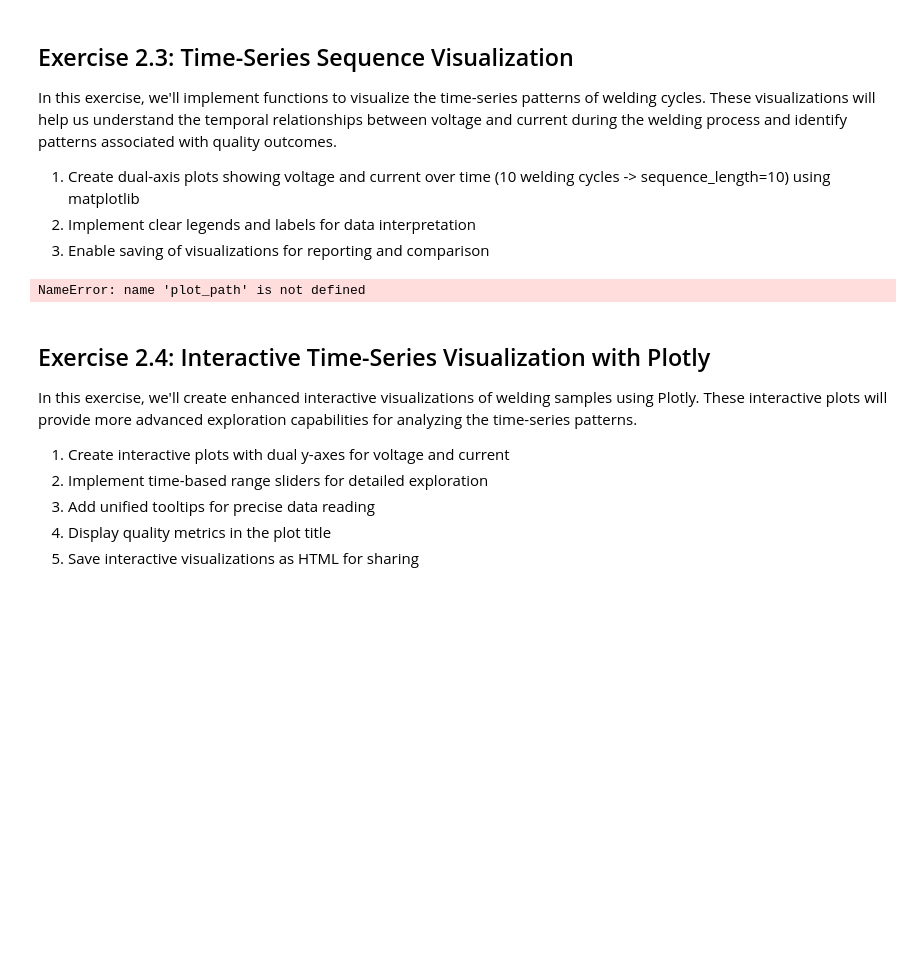
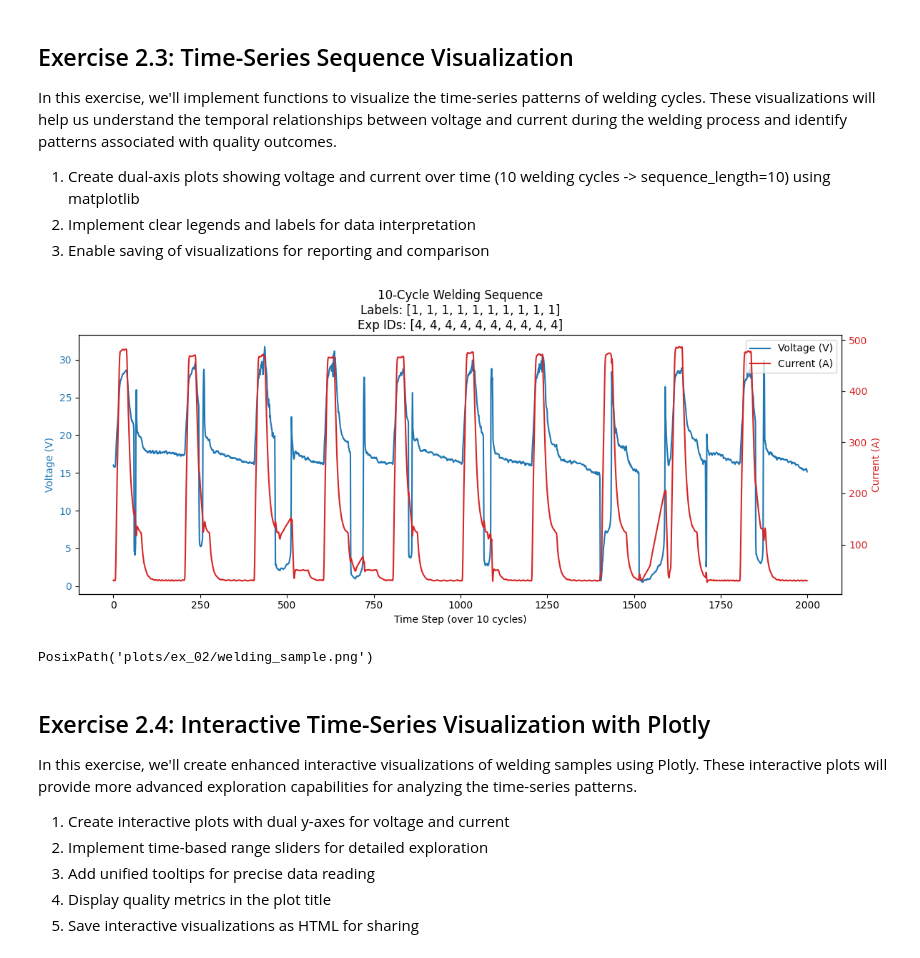
Before and after one commit to Lars-Hendrik2701/AMLProjectPart1, a Jupyter notebook: ex_02_plot_time_series.ipynb, the cells around one changed output. Cells and saved outputs as stored; diff of their text form; code cells hidden in the pictures; blank space fills up the shorter version.

```diff
--- a/ex_02_plot_time_series.ipynb
+++ b/ex_02_plot_time_series.ipynb
@@ -171,12 +171,69 @@ In this exercise, we'll implement functions to visualize the time-series pattern
 1. Create dual-axis plots showing voltage and current over time (10 welding cycles -> sequence_length=10) using matplotlib
 2. Implement clear legends and labels for data interpretation
 3. Enable saving of visualizations for reporting and comparison
-# %%
-
-data, labels, exp_ids = get_welding_data(data_path, n_samples=100, return_sequences=True, sequence_length=10)
-save_path = plot_path / "welding_sample.png"
-# %% [output]
-NameError: name 'plot_path' is not defined
+# %%
+# Pfade definieren
+data_path = Path("data/Welding/data.csv")
+plot_path = Path("plots/ex_02")
+plot_path.mkdir(parents=True, exist_ok=True)
+save_path = plot_path / "welding_sample.png"
+
+# Daten laden: 100 Sequenzen, jede Sequenz = 10 Zyklen, return_sequences=True
+data_seq, labels_seq, exp_ids_seq = get_welding_data(
+    data_path,
+    n_samples=100,
+    return_sequences=True,
+    sequence_length=10
+)
+
+# Wähle die erste Sequenz (als Beispiel)
+flat_sequence = data_seq[0]  # Shape: (sequence_length * timesteps, 2)
+seq_len = 10
+timesteps = flat_sequence.shape[0] // seq_len
+features = flat_sequence.shape[1]  # sollte 2 sein
+
+# Reshape zurück in (10, timesteps, 2)
+sequence = flat_sequence.reshape(seq_len, timesteps, features)
+
+# Labels und Exp IDs der Sequenz
+label_sequence = labels_seq[0]    # Shape: (10,)
+exp_id_sequence = exp_ids_seq[0]  # Shape: (10,)
+
+# Plot
+t = np.arange(sequence.shape[0] * sequence.shape[1])
+
+fig, ax1 = plt.subplots(figsize=(12, 5))
+ax2 = ax1.twinx()
+
+# Voltage (Feature 1)
+volt_flat = sequence[:,:,1].ravel()
+ax1.plot(t, volt_flat, color="tab:blue", label="Voltage (V)")
+ax1.set_ylabel("Voltage (V)", color="tab:blue")
+ax1.tick_params(axis="y", labelcolor="tab:blue")
+
+# Current (Feature 0)
+curr_flat = sequence[:,:,0].ravel()
+ax2.plot(t, curr_flat, color="tab:red", label="Current (A)")
+ax2.set_ylabel("Current (A)", color="tab:red")
+ax2.tick_params(axis="y", labelcolor="tab:red")
+
+ax1.set_xlabel("Time Step (over 10 cycles)")
+ax1.set_title(f"10-Cycle Welding Sequence\nLabels: {label_sequence.tolist()}\nExp IDs: {exp_id_sequence.tolist()}")
+
+# Legend
+lines1, labels1 = ax1.get_legend_handles_labels()
+lines2, labels2 = ax2.get_legend_handles_labels()
+ax1.legend(lines1 + lines2, labels1 + labels2, loc="upper right")
+
+plt.tight_layout()
+plt.savefig(save_path, dpi=300)
+plt.show()
+
+# Ausgabe des Speicherpfads
+save_path
+# %% [output]
+[figure, added]
+PosixPath('plots/ex_02/welding_sample.png')
 # %% [markdown]
 ## Exercise 2.4: Interactive Time-Series Visualization with Plotly
 
```
Also changed, not shown: parts of 3 cells of this notebook, 5 other files.
